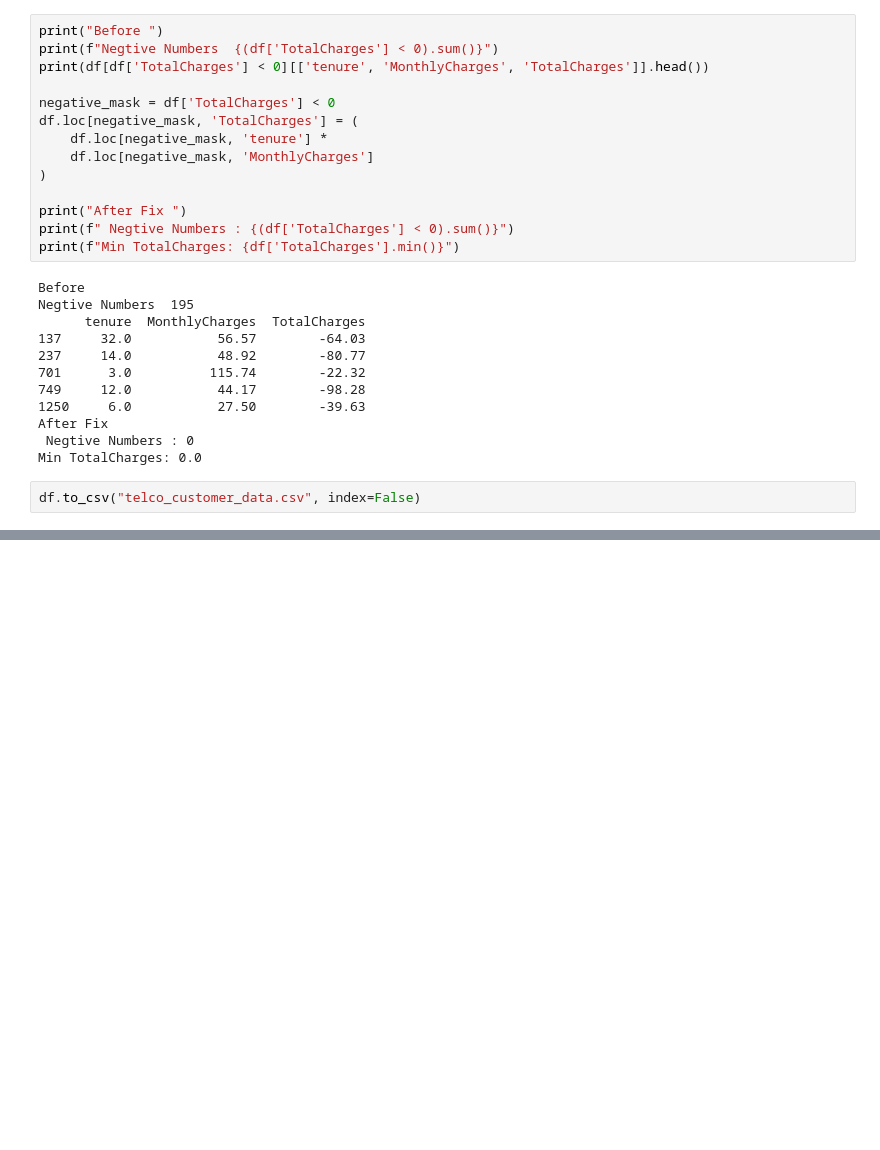
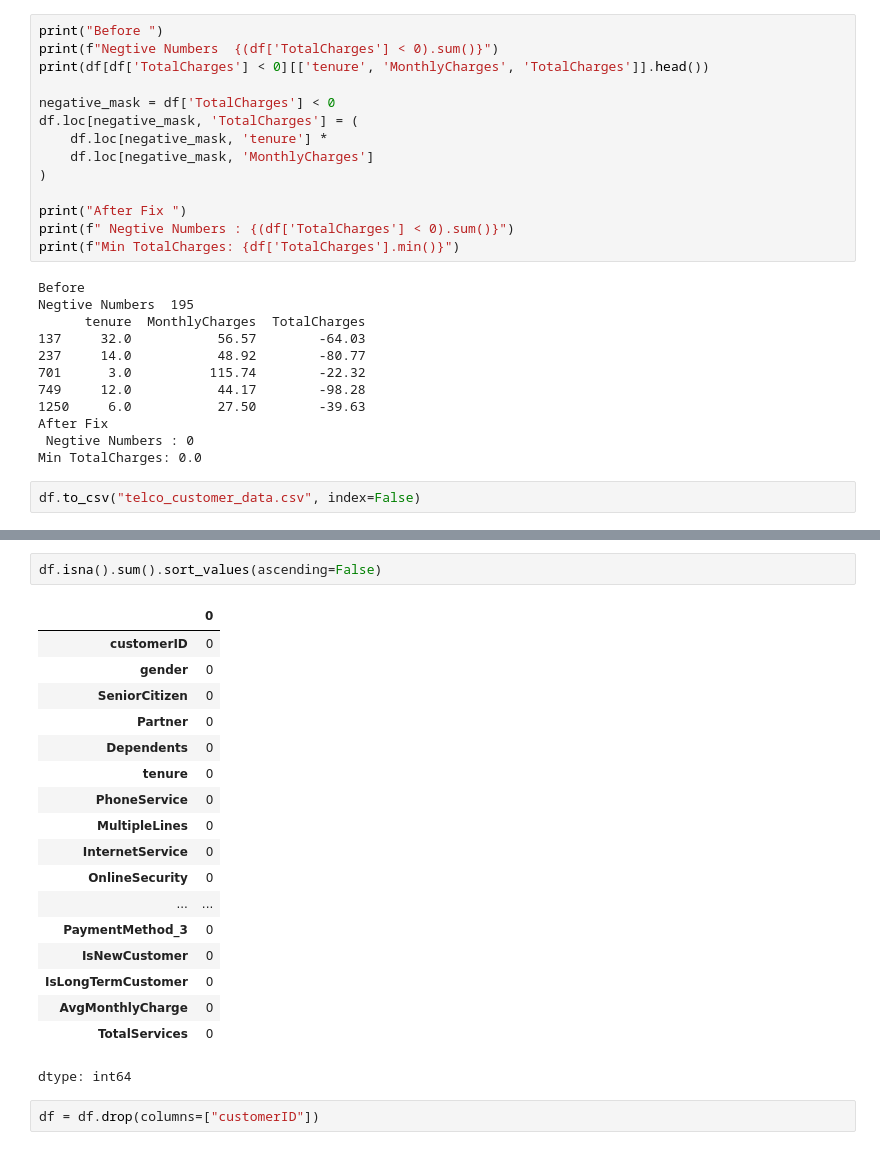
Before and after one commit to linda-bsharat/telco-customer-churn-prediction, a Jupyter notebook: notebooks/01_data_cleaning_and_eda.ipynb, the cells around one changed output, grey strips where cells are left out. Saved outputs shown, nothing was run; the diff lists cells and outputs as text; blank space fills up the shorter version.

```diff
--- a/notebooks/01_data_cleaning_and_eda.ipynb
+++ b/notebooks/01_data_cleaning_and_eda.ipynb
@@ -849,0 +871,23 @@ df.to_csv("telco_customer_data.csv", index=False)
+# %%
+df.isna().sum().sort_values(ascending=False)
+# %% [output]
+|  | 0 |
+| customerID | 0 |
+| gender | 0 |
+| SeniorCitizen | 0 |
+| Partner | 0 |
+| Dependents | 0 |
+| tenure | 0 |
+| PhoneService | 0 |
+| MultipleLines | 0 |
+| InternetService | 0 |
+| OnlineSecurity | 0 |
+| ... | ... |
+| PaymentMethod_3 | 0 |
+| IsNewCustomer | 0 |
+| IsLongTermCustomer | 0 |
+| AvgMonthlyCharge | 0 |
+| TotalServices | 0 |
+dtype: int64
+# %%
+df = df.drop(columns=["customerID"])
```
Also changed, not shown: parts of 4 cells of this notebook.
